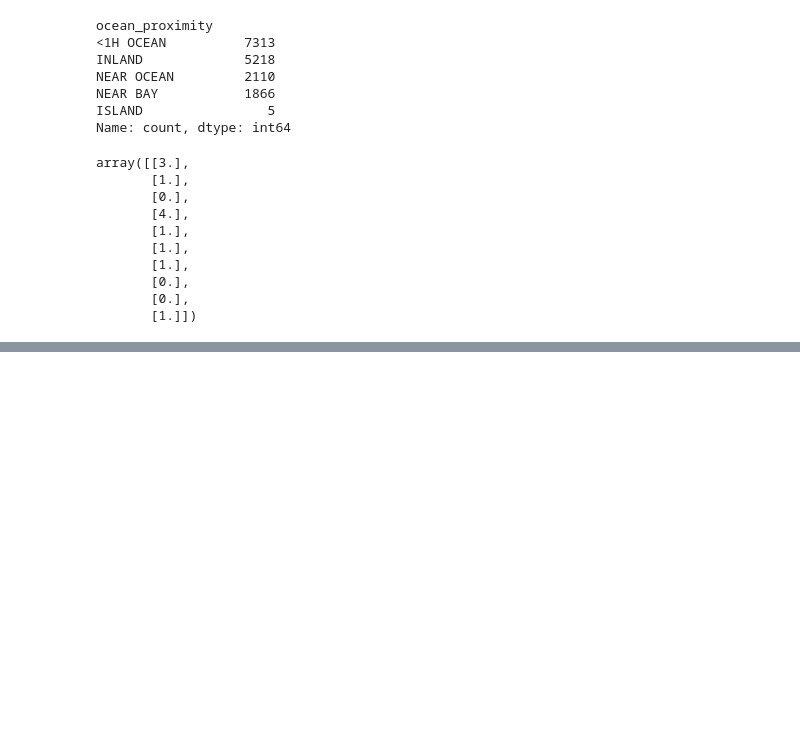
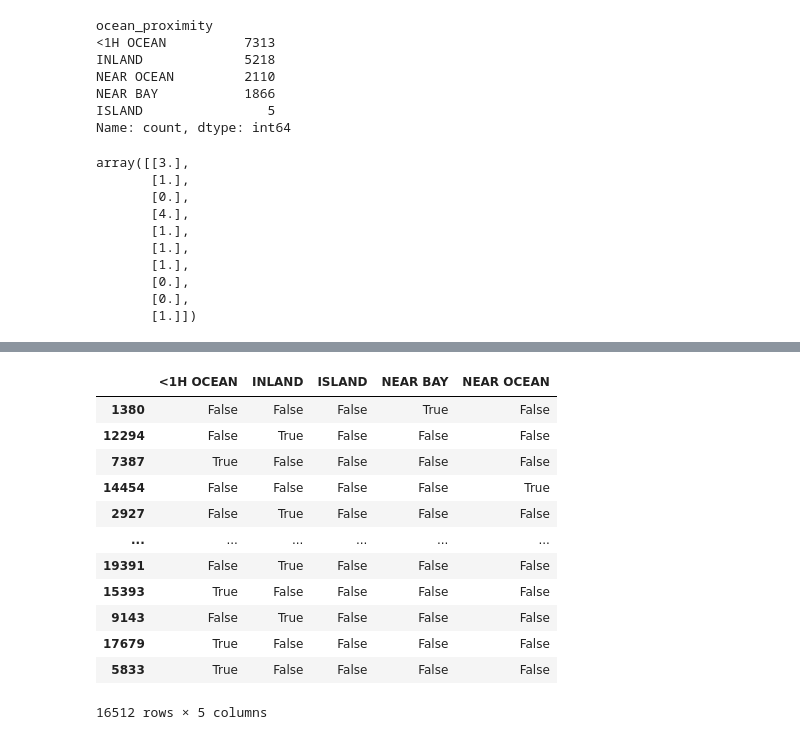
Before and after one commit to muzaffar-murodovich/data-science-and-ai, a Jupyter notebook: data-science/ML-project-steps/analyzing data/2-preparing-data.ipynb, the cells around one changed output, grey strips where cells are left out. Cells and saved outputs as stored; diff of their text form; code cells hidden in the pictures; blank space fills up the shorter version.

Commit message:
onehotencoder

```diff
--- a/data-science/ML-project-steps/analyzing data/2-preparing-data.ipynb
+++ b/data-science/ML-project-steps/analyzing data/2-preparing-data.ipynb
@@ -195,0 +235,17 @@ array([[3.],
+# %%
+housing_onehot = pd.get_dummies(housing['ocean_proximity'])
+housing_onehot
+# %% [output]
+|  | <1H OCEAN | INLAND | ISLAND | NEAR BAY | NEAR OCEAN |
+| 1380 | False | False | False | True | False |
+| 12294 | False | True | False | False | False |
+| 7387 | True | False | False | False | False |
+| 14454 | False | False | False | False | True |
+| 2927 | False | True | False | False | False |
+| ... | ... | ... | ... | ... | ... |
+| 19391 | False | True | False | False | False |
+| 15393 | True | False | False | False | False |
+| 9143 | False | True | False | False | False |
+| 17679 | True | False | False | False | False |
+| 5833 | True | False | False | False | False |
+16512 rows × 5 columns
```
Also changed, not shown: parts of 3 cells of this notebook.
